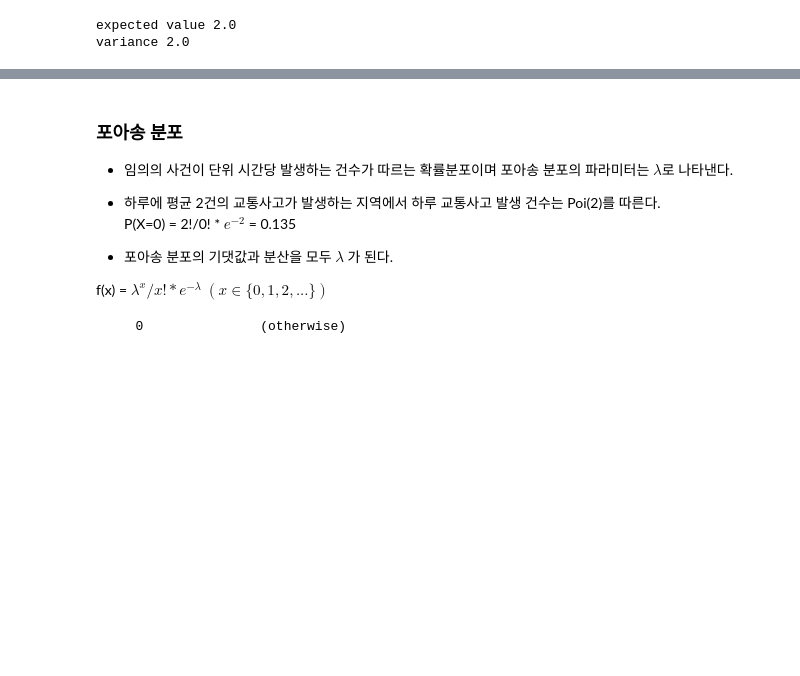
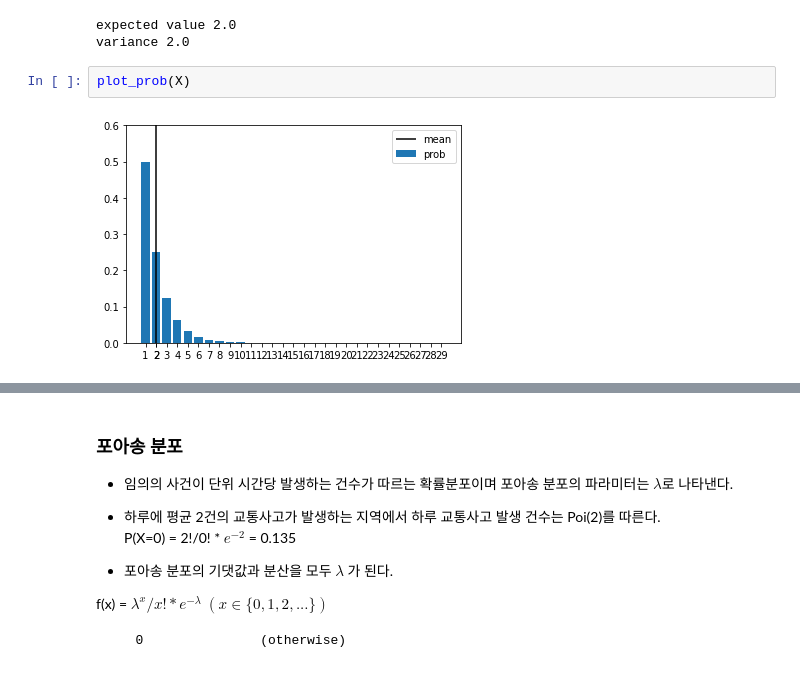
Before and after one commit to ddeodeok/cakd7, a Jupyter notebook: m3_통계/Stat_1.ipynb, the cells around one changed output, grey strips where cells are left out. Cells and saved outputs as stored; diff of their text form; blank space fills up the shorter version.

```diff
--- a/m3_통계/Stat_1.ipynb
+++ b/m3_통계/Stat_1.ipynb
@@ -1416,3 +1451,7 @@ check_prob(X)
 # %% [output]
 expected value 2.0
 variance 2.0
+# %%
+plot_prob(X)
+# %% [output]
+[figure, added]
```
Also changed, not shown: parts of 13 cells of this notebook, 17 other files.
